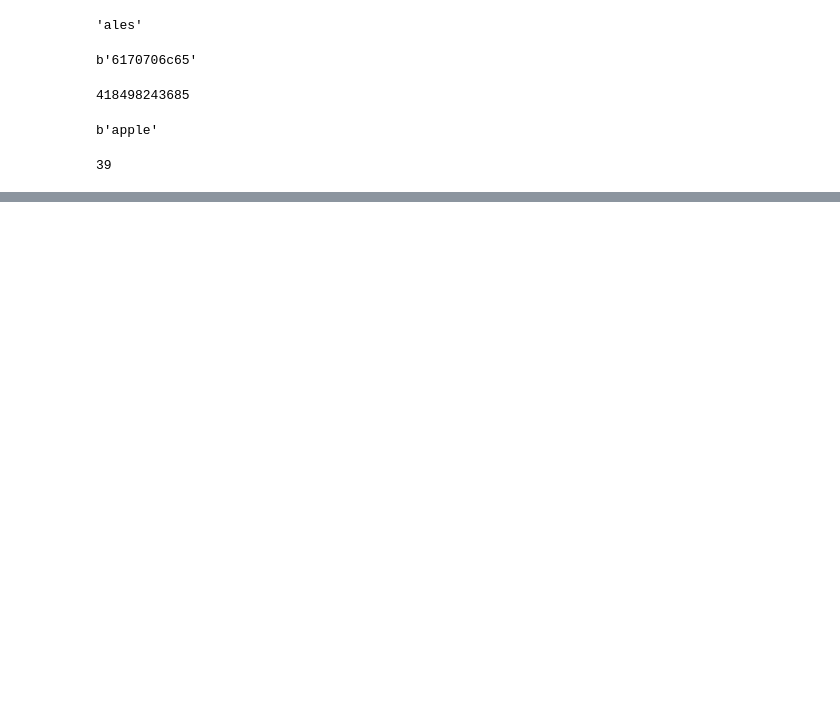
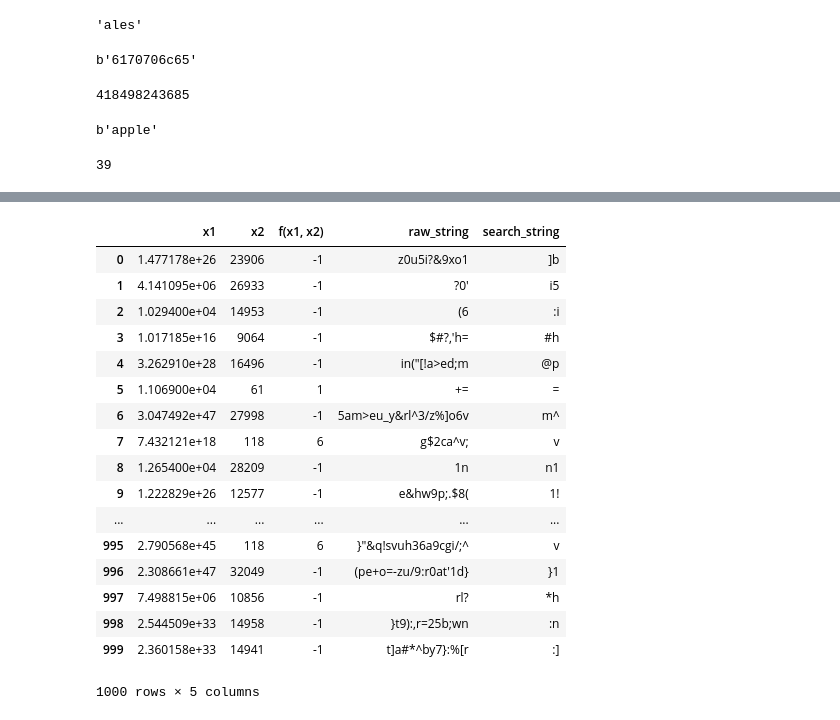
Before and after one commit to ltbringer/fastest, a Jupyter notebook: experiments/experiment_01__plot_function_args_vs_output.ipynb, the cells around one changed output, grey strips where cells are left out. Drawn from its saved outputs; the diff is of its cells as text; code cells hidden in the pictures; blank space fills up the shorter version.

```diff
--- a/experiments/experiment_01__plot_function_args_vs_output.ipynb
+++ b/experiments/experiment_01__plot_function_args_vs_output.ipynb
@@ -242,0 +251,21 @@ sns.relplot(x="x2", y="f(x1, x2)", data=result)
+# %%
+result
+# %% [output]
+|  | x1 | x2 | f(x1, x2) | raw_string | search_string |
+| 0 | 1.477178e+26 | 23906 | -1 | z0u5i?&9xo1 | ]b |
+| 1 | 4.141095e+06 | 26933 | -1 | ?0' | i5 |
+| 2 | 1.029400e+04 | 14953 | -1 | (6 | :i |
+| 3 | 1.017185e+16 | 9064 | -1 | $#?,'h= | #h |
+| 4 | 3.262910e+28 | 16496 | -1 | in("[!a>ed;m | @p |
+| 5 | 1.106900e+04 | 61 | 1 | += | = |
+| 6 | 3.047492e+47 | 27998 | -1 | 5am>eu_y&rl^3/z%]o6v | m^ |
+| 7 | 7.432121e+18 | 118 | 6 | g$2ca^v; | v |
+| 8 | 1.265400e+04 | 28209 | -1 | 1n | n1 |
+| 9 | 1.222829e+26 | 12577 | -1 | e&hw9p;.$8( | 1! |
+| ... | ... | ... | ... | ... | ... |
+| 995 | 2.790568e+45 | 118 | 6 | }"&q!svuh36a9cgi/;^ | v |
+| 996 | 2.308661e+47 | 32049 | -1 | (pe+o=-zu/9:r0at'1d} | }1 |
+| 997 | 7.498815e+06 | 10856 | -1 | rl? | *h |
+| 998 | 2.544509e+33 | 14958 | -1 | }t9):,r=25b;wn | :n |
+| 999 | 2.360158e+33 | 14941 | -1 | t]a#*^by7}:%[r | :] |
+1000 rows × 5 columns
```
Also changed, not shown: parts of 11 cells of this notebook.
